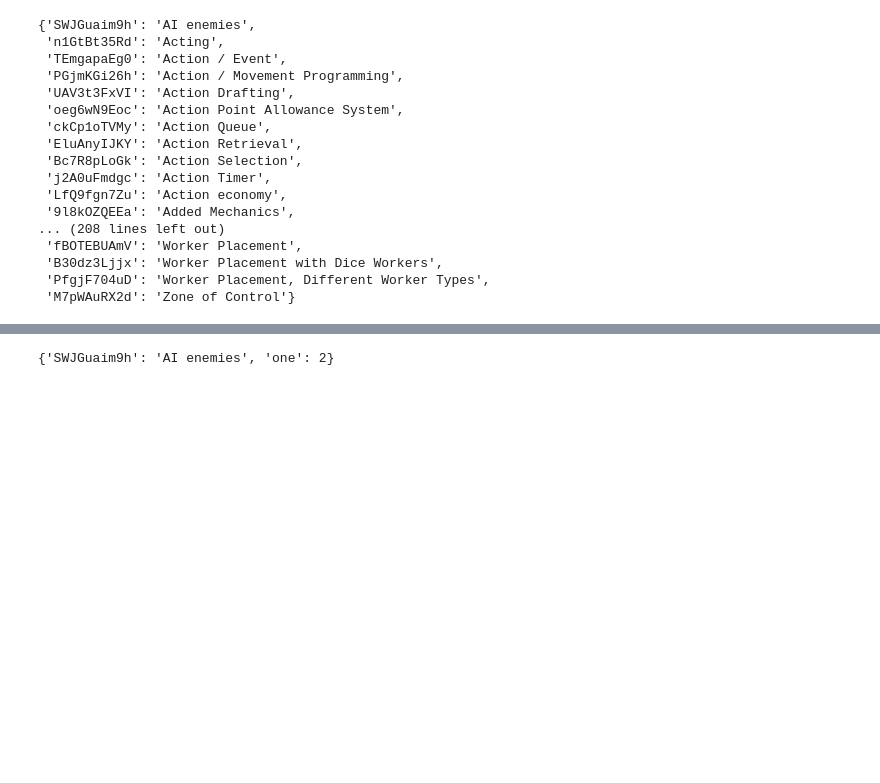
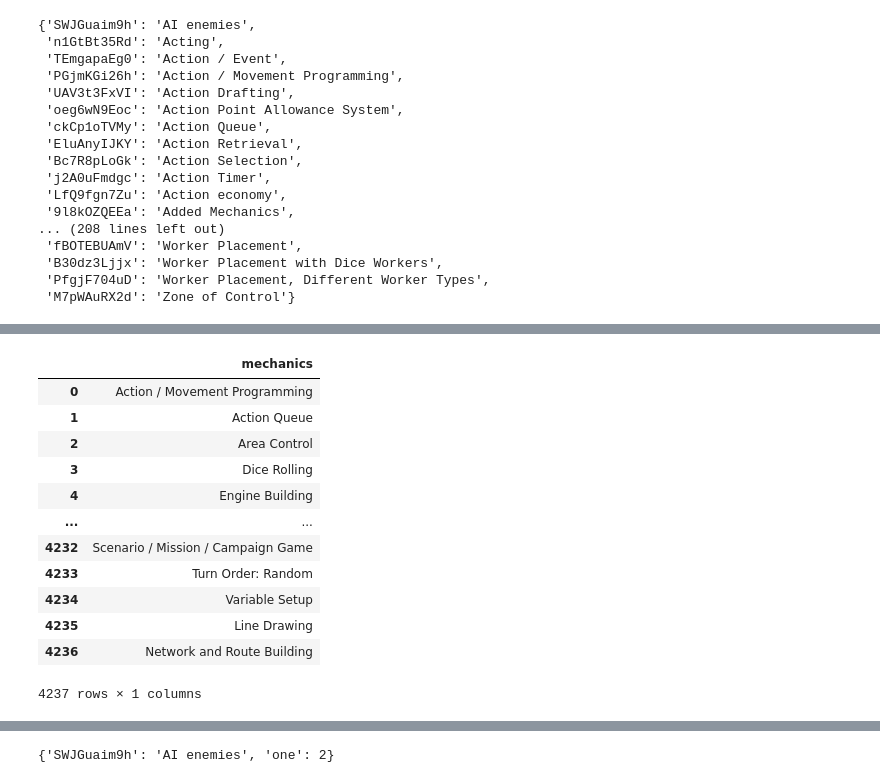
Before and after one commit to Andy-Jensen/board-game-project, a Jupyter notebook: Prepare.ipynb, the cells around one changed output, grey strips where cells are left out. Saved outputs shown, nothing was run; the diff lists cells and outputs as text; code cells hidden in the pictures; blank space fills up the shorter version.

```diff
--- a/Prepare.ipynb
+++ b/Prepare.ipynb
@@ -425,0 +381,18 @@ three
+# %%
+m=pd.read_csv('mechanic_df')
+# %%
+m
+# %% [output]
+|  | mechanics |
+| 0 | Action / Movement Programming |
+| 1 | Action Queue |
+| 2 | Area Control |
+| 3 | Dice Rolling |
+| 4 | Engine Building |
+| ... | ... |
+| 4232 | Scenario / Mission / Campaign Game |
+| 4233 | Turn Order: Random |
+| 4234 | Variable Setup |
+| 4235 | Line Drawing |
+| 4236 | Network and Route Building |
+4237 rows × 1 columns
```
Also changed, not shown: parts of 69 cells of this notebook, 5 other files.
